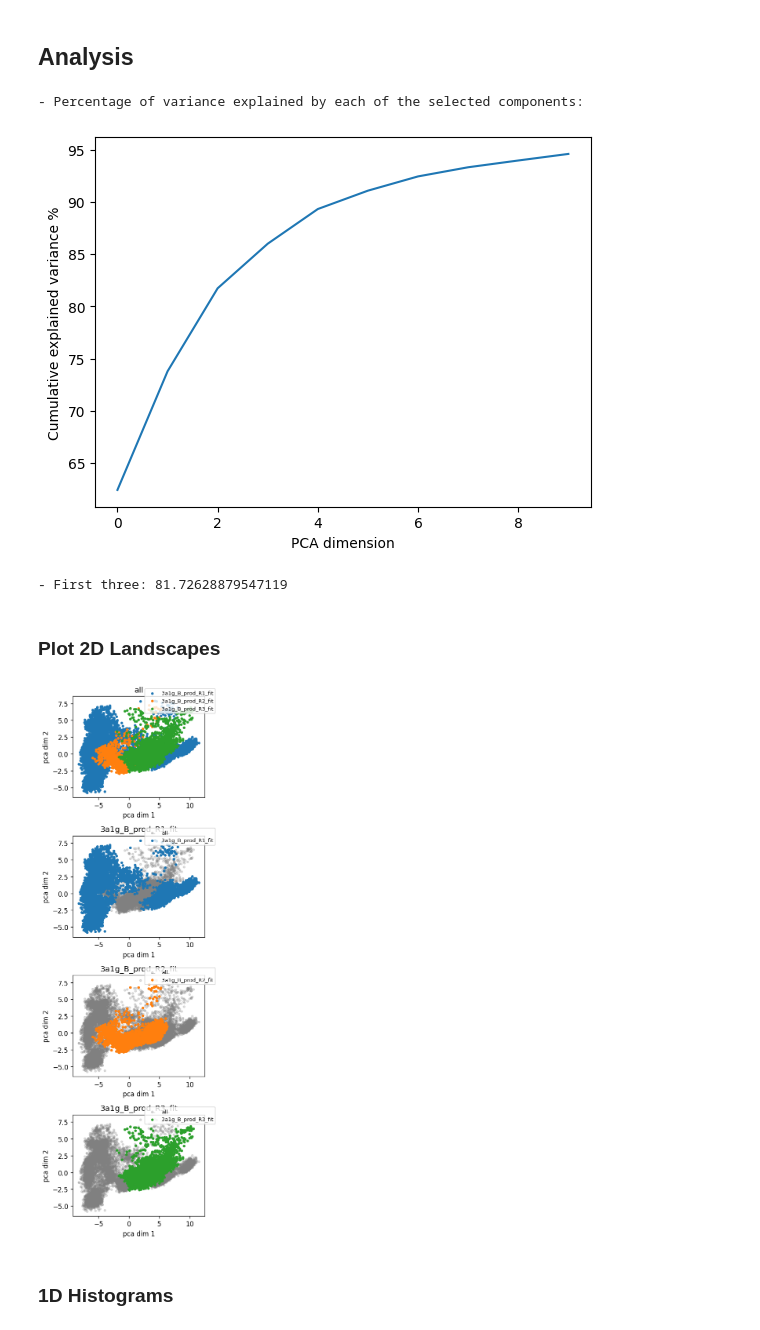
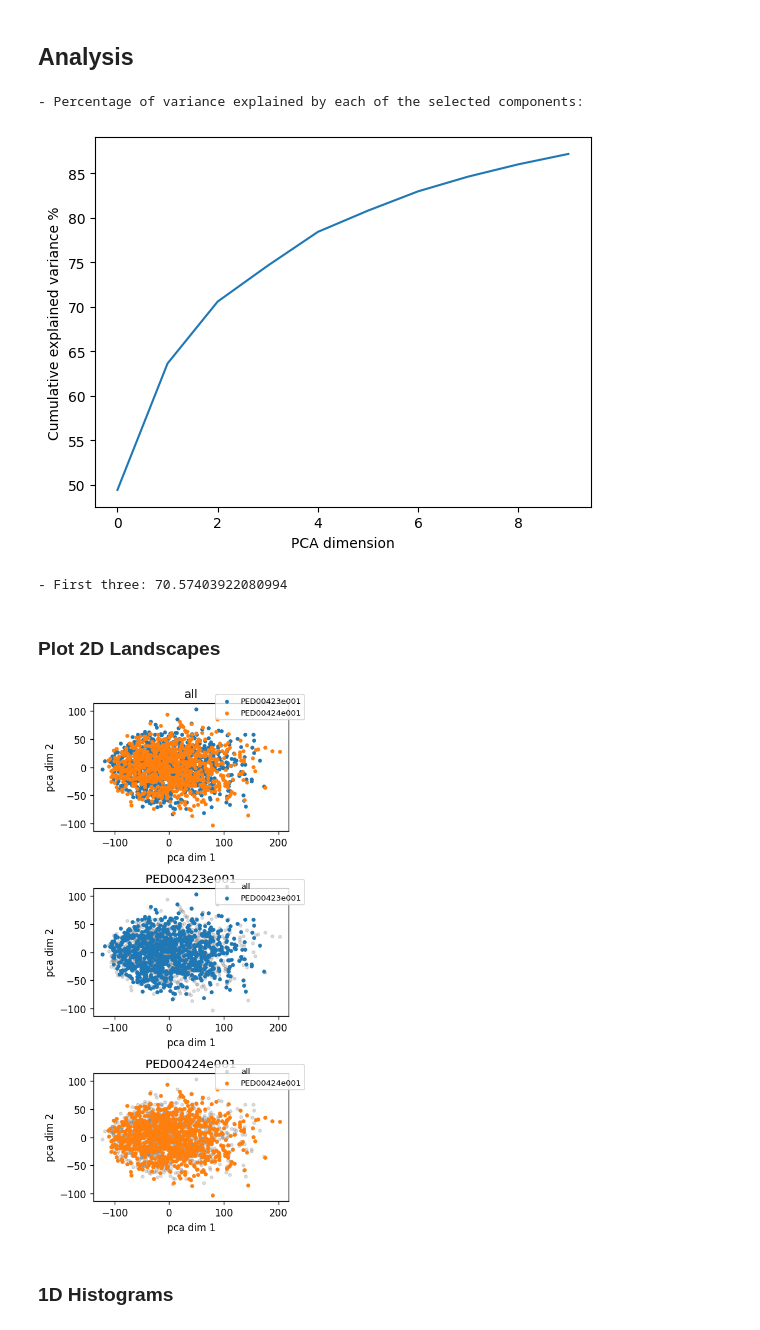
Before and after one commit to hamidrgh/EnsembleTools, a Jupyter notebook: notebooks/pca_analysis.ipynb, the cells around one changed output. Saved outputs shown, nothing was run; the diff lists cells and outputs as text; code cells hidden in the pictures.

Commit message:
Updating pca plots

```diff
--- a/notebooks/pca_analysis.ipynb
+++ b/notebooks/pca_analysis.ipynb
@@ -9,11 +9,12 @@ sys.path.append('C:/Users/nikol/Documents/GitHub/EnsembleTools')
 from dpet.ensemble_analysis import EnsembleAnalysis
 
 ens_codes = [
-    '3a1g_B'
+    'PED00423e001',
+    'PED00424e001'
 ]
-data_dir = 'C:/Users/nikol/Documents/test_dir/atlas'
+data_dir = 'C:/Users/nikol/Documents/test_dir/'
 
 analysis = EnsembleAnalysis(ens_codes, data_dir)
-analysis.download_from_database(database='atlas')
+#analysis.download_from_database(database='atlas')
 analysis.generate_trajectories()
 # %% [output]
@@ -48,5 +38,5 @@ Concatenated featurized ensemble shape: (30003, 741)
 # %% [markdown]
 ## Dimensionality Reduction
 # %%
-analysis.fit_dimensionality_reduction(method='pca', fit_on='3a1g_B_prod_R1_fit')
+analysis.fit_dimensionality_reduction(method='pca')
 # %% [output]
@@ -60,14 +49,14 @@ Reduced dimensionality ensemble shape: (10001, 10)
 analysis.pca_cumulative_explained_variance()
 # %% [output]
 - Percentage of variance explained by each of the selected components:
-[figure, old version]
+[figure, new version]
-- First three: 81.72628879547119
+- First three: 70.57403922080994
 # %% [markdown]
 ### Plot 2D Landscapes
 # %%
-analysis.pca_plot_2d_landscapes()
+analysis.pca_plot_2d_landscapes(save=True)
 # %% [output]
-[figure, old version]
+[figure, new version]
 # %% [markdown]
 ### 1D Histograms
 # %%
```
Also changed, not shown: parts of 7 cells of this notebook, 2 other files.
